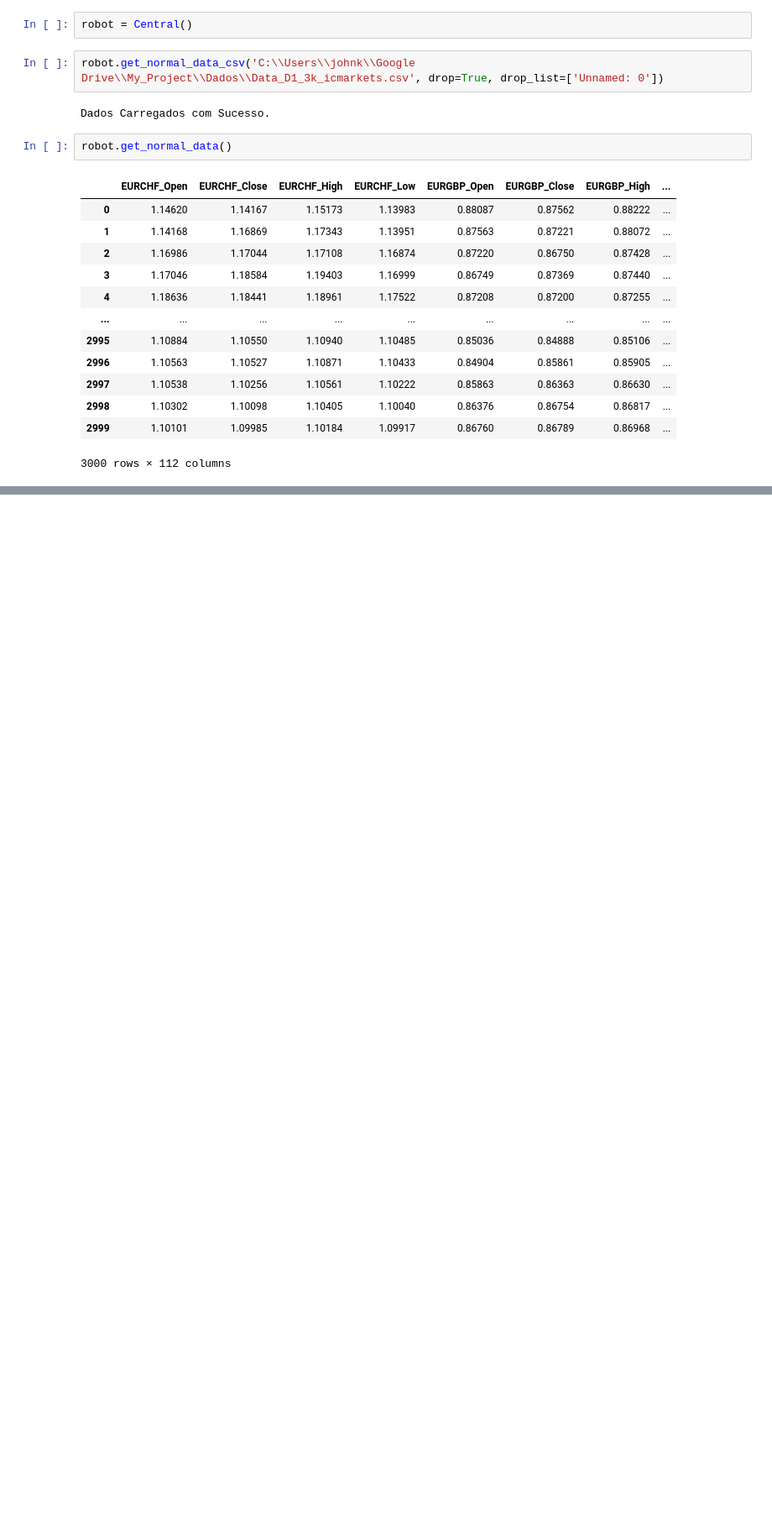
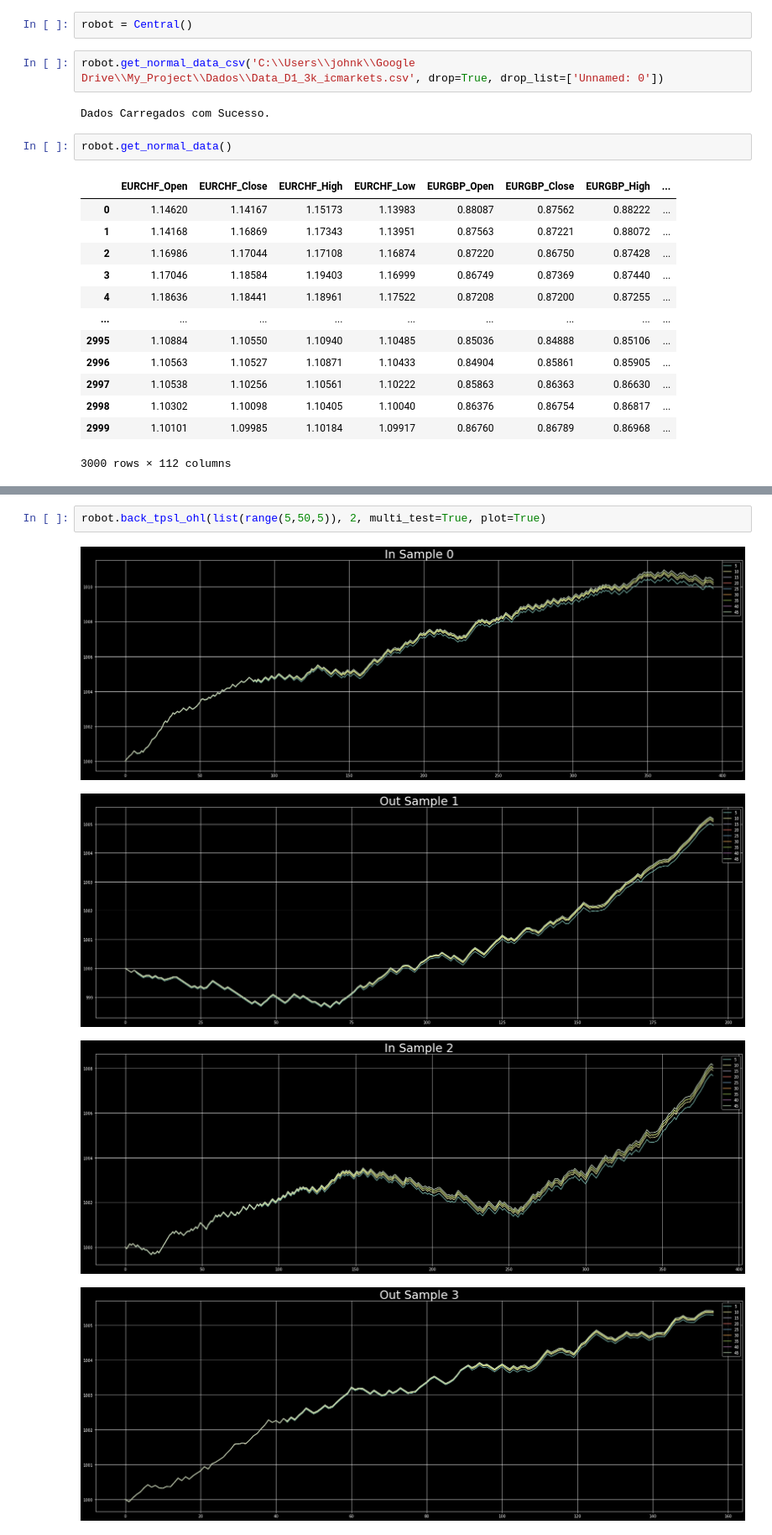
Before and after one commit to SrJMaia/backup-first-studies, a Jupyter notebook: Backtest/limpo.ipynb, the cells around one changed output, grey strips where cells are left out. Shown at 84% size. Cells and saved outputs as stored; diff of their text form; blank space fills up the shorter version.

```diff
--- a/Backtest/limpo.ipynb
+++ b/Backtest/limpo.ipynb
@@ -76,0 +33,7 @@ plt.show()
+# %%
+robot.back_tpsl_ohl(list(range(5,50,5)), 2, multi_test=True, plot=True)
+# %% [output]
+[figure, added]
+[figure, added]
+[figure, added]
+[figure, added]
```
Also changed, not shown: parts of 10 cells of this notebook, 6 other files.
